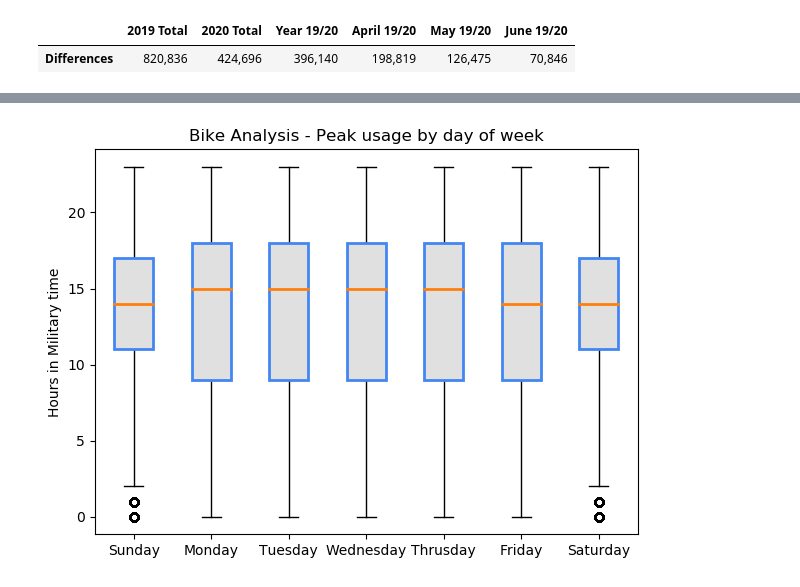
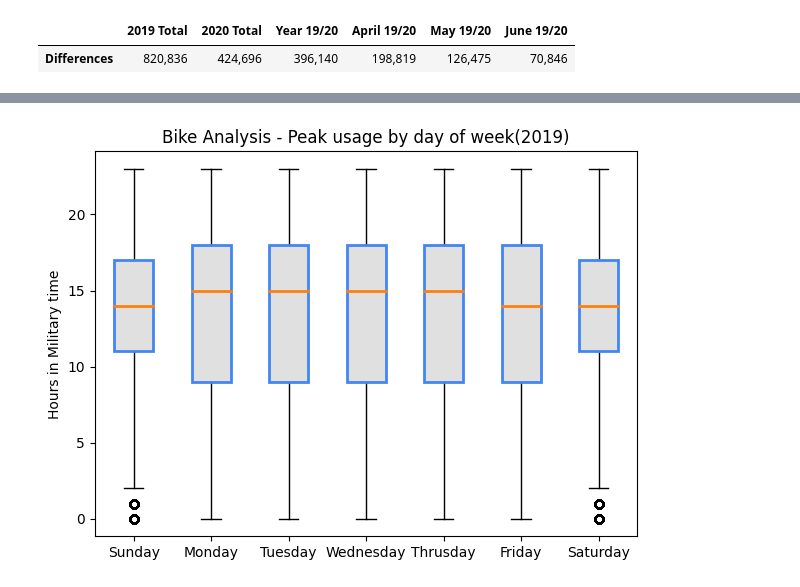
Before and after one commit to gportes24/German-s-Group-Project, a Jupyter notebook: BikeShare_Project.ipynb, the cells around one changed output, grey strips where cells are left out. Saved outputs shown, nothing was run; the diff lists cells and outputs as text; code cells hidden in the pictures.

```diff
--- a/BikeShare_Project.ipynb
+++ b/BikeShare_Project.ipynb
@@ -209,32 +215,32 @@ plt.savefig('images/tripsByDay2020.png', dpi=300, bbox_inches='tight')
 
 
 temp_df = Bike_2019_clean[["day_of_week", "Hour"]]
 Sunday = temp_df[temp_df.day_of_week == "Sunday"]
 Monday = temp_df[temp_df.day_of_week == "Monday"]
 Tuesday = temp_df[temp_df.day_of_week == "Tuesday"]
 Wednesday = temp_df[temp_df.day_of_week == "Wednesday"]
 Thursday = temp_df[temp_df.day_of_week == "Thursday"]
 Friday = temp_df[temp_df.day_of_week == "Friday"]
 Saturday = temp_df[temp_df.day_of_week == "Saturday"]
 
 
 plt.style.use('default')
 
 plt.figure(figsize=(7,5))
 
 labels = ["Sunday", "Monday", "Tuesday", "Wednesday", "Thrusday", "Friday", "Saturday"]
 
 
 boxes = plt.boxplot([Sunday.Hour, Monday.Hour, Tuesday.Hour, Wednesday.Hour, Thursday.Hour, Friday.Hour, Saturday.Hour], labels=labels, patch_artist=True, medianprops = {'linewidth':2})
 
 for box in boxes ['boxes']:
     box.set(color='#4286f4', linewidth =2)
 
     box.set(facecolor='#e0e0e0')
 
-plt.title ("Bike Analysis - Peak usage by day of week")
+plt.title ("Bike Analysis - Peak usage by day of week(2019)")
 plt.ylabel ("Hours in Military time")
 plt.savefig('images/peak_Usage_dayofweek.png', dpi=300, bbox_inches='tight')
 plt.show()
 # %% [output]
-[figure, old version]
+[figure, new version]
```
Also changed, not shown: parts of 8 cells of this notebook, 9 other files.
